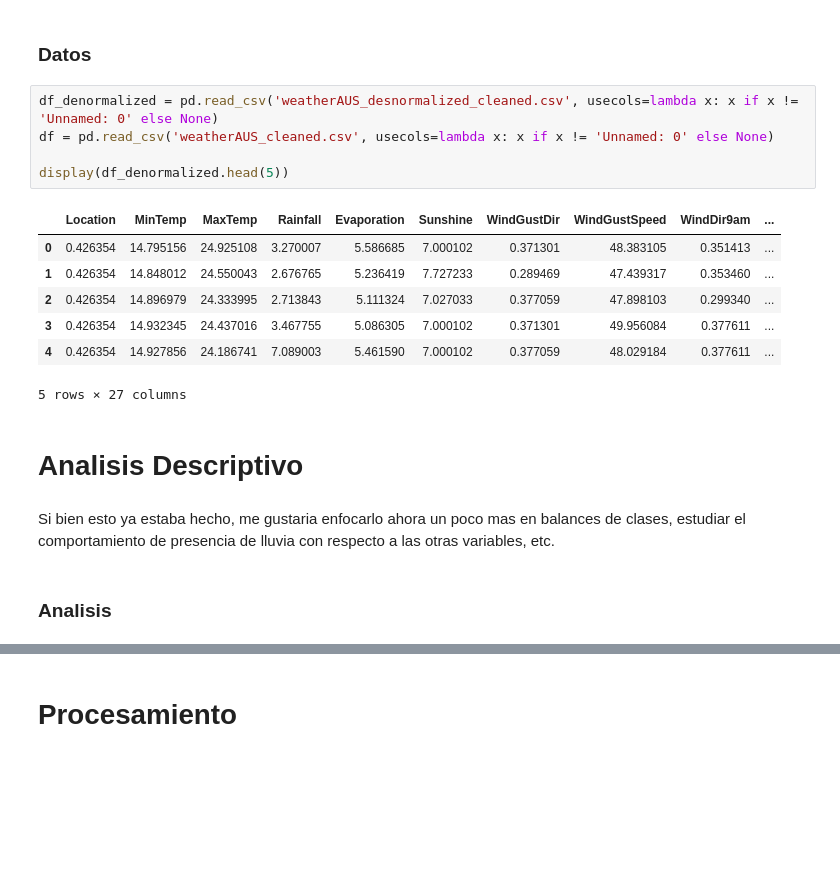
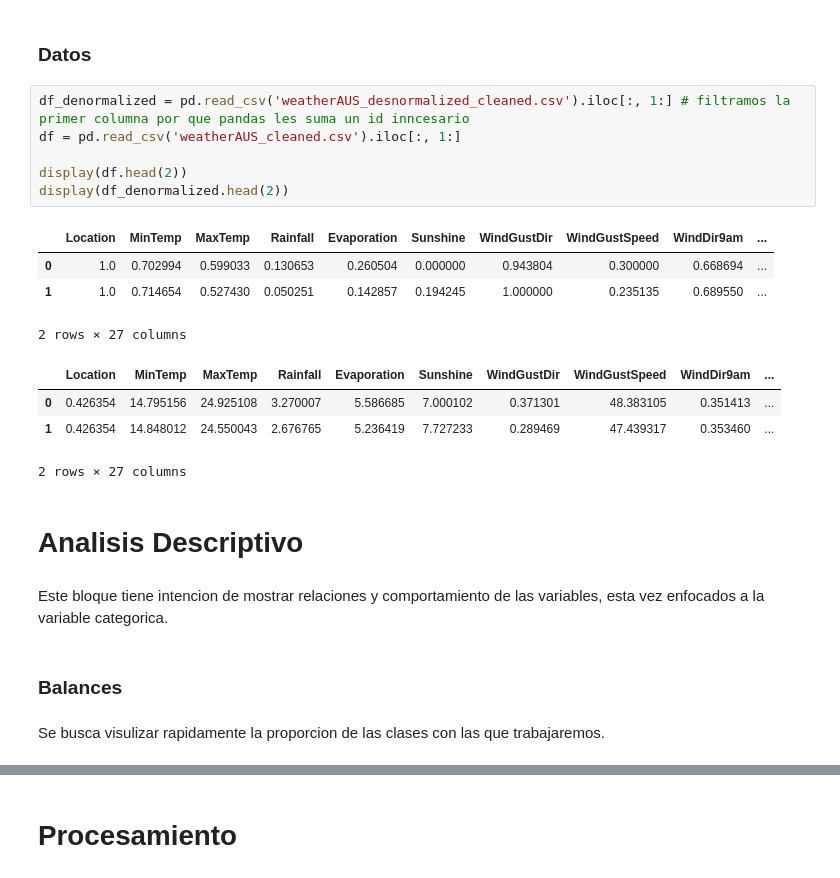
Before and after one commit to Shannon-21/Aprendizaje_Automatico_1, a Jupyter notebook: TP_IA41_LogisticRegression_P2.ipynb, the cells around one changed output, grey strips where cells are left out. Cells and saved outputs as stored; diff of their text form; blank space fills up the shorter version.

```diff
--- a/TP_IA41_LogisticRegression_P2.ipynb
+++ b/TP_IA41_LogisticRegression_P2.ipynb
@@ -60,23 +67,27 @@ from sklearn.metrics import roc_curve, roc_auc_score
 # %% [markdown]
 ### Datos
-# %%
-df_denormalized = pd.read_csv('weatherAUS_desnormalized_cleaned.csv', usecols=lambda x: x if x != 'Unnamed: 0' else None)
-df = pd.read_csv('weatherAUS_cleaned.csv', usecols=lambda x: x if x != 'Unnamed: 0' else None)
-
-display(df_denormalized.head(5))
-# %% [output]
-|  | Location | MinTemp | MaxTemp | Rainfall | Evaporation | Sunshine | WindGustDir | WindGustSpeed | WindDir9am | ... |
-| 0 | 0.426354 | 14.795156 | 24.925108 | 3.270007 | 5.586685 | 7.000102 | 0.371301 | 48.383105 | 0.351413 | ... |
-| 1 | 0.426354 | 14.848012 | 24.550043 | 2.676765 | 5.236419 | 7.727233 | 0.289469 | 47.439317 | 0.353460 | ... |
-| 2 | 0.426354 | 14.896979 | 24.333995 | 2.713843 | 5.111324 | 7.027033 | 0.377059 | 47.898103 | 0.299340 | ... |
-| 3 | 0.426354 | 14.932345 | 24.437016 | 3.467755 | 5.086305 | 7.000102 | 0.371301 | 49.956084 | 0.377611 | ... |
-| 4 | 0.426354 | 14.927856 | 24.186741 | 7.089003 | 5.461590 | 7.000102 | 0.377059 | 48.029184 | 0.377611 | ... |
-5 rows × 27 columns
+# %%
+df_denormalized = pd.read_csv('weatherAUS_desnormalized_cleaned.csv').iloc[:, 1:] # filtramos la primer columna por que pandas les suma un id inncesario
+df = pd.read_csv('weatherAUS_cleaned.csv').iloc[:, 1:]
+
+display(df.head(2))
+display(df_denormalized.head(2))
+# %% [output]
+|  | Location | MinTemp | MaxTemp | Rainfall | Evaporation | Sunshine | WindGustDir | WindGustSpeed | WindDir9am | ... |
+| 0 | 1.0 | 0.702994 | 0.599033 | 0.130653 | 0.260504 | 0.000000 | 0.943804 | 0.300000 | 0.668694 | ... |
+| 1 | 1.0 | 0.714654 | 0.527430 | 0.050251 | 0.142857 | 0.194245 | 1.000000 | 0.235135 | 0.689550 | ... |
+2 rows × 27 columns
+|  | Location | MinTemp | MaxTemp | Rainfall | Evaporation | Sunshine | WindGustDir | WindGustSpeed | WindDir9am | ... |
+| 0 | 0.426354 | 14.795156 | 24.925108 | 3.270007 | 5.586685 | 7.000102 | 0.371301 | 48.383105 | 0.351413 | ... |
+| 1 | 0.426354 | 14.848012 | 24.550043 | 2.676765 | 5.236419 | 7.727233 | 0.289469 | 47.439317 | 0.353460 | ... |
+2 rows × 27 columns
 # %% [markdown]
 # **Analisis Descriptivo**
-# %% [markdown]
-Si bien esto ya estaba hecho, me gustaria enfocarlo ahora un poco mas en balances de clases, estudiar el comportamiento de presencia de lluvia con respecto a las otras variables, etc.
+# %% [markdown]
+Este bloque tiene intencion de mostrar relaciones y comportamiento de las variables, esta vez enfocados a la variable categorica.
 # %% [markdown]
-### Analisis
+### Balances
+# %% [markdown]
+Se busca visulizar rapidamente la proporcion de las clases con las que trabajaremos.
 # %%
 def graficar_proporcion_datos(df, column):
```
Also changed, not shown: parts of 88 cells of this notebook.
